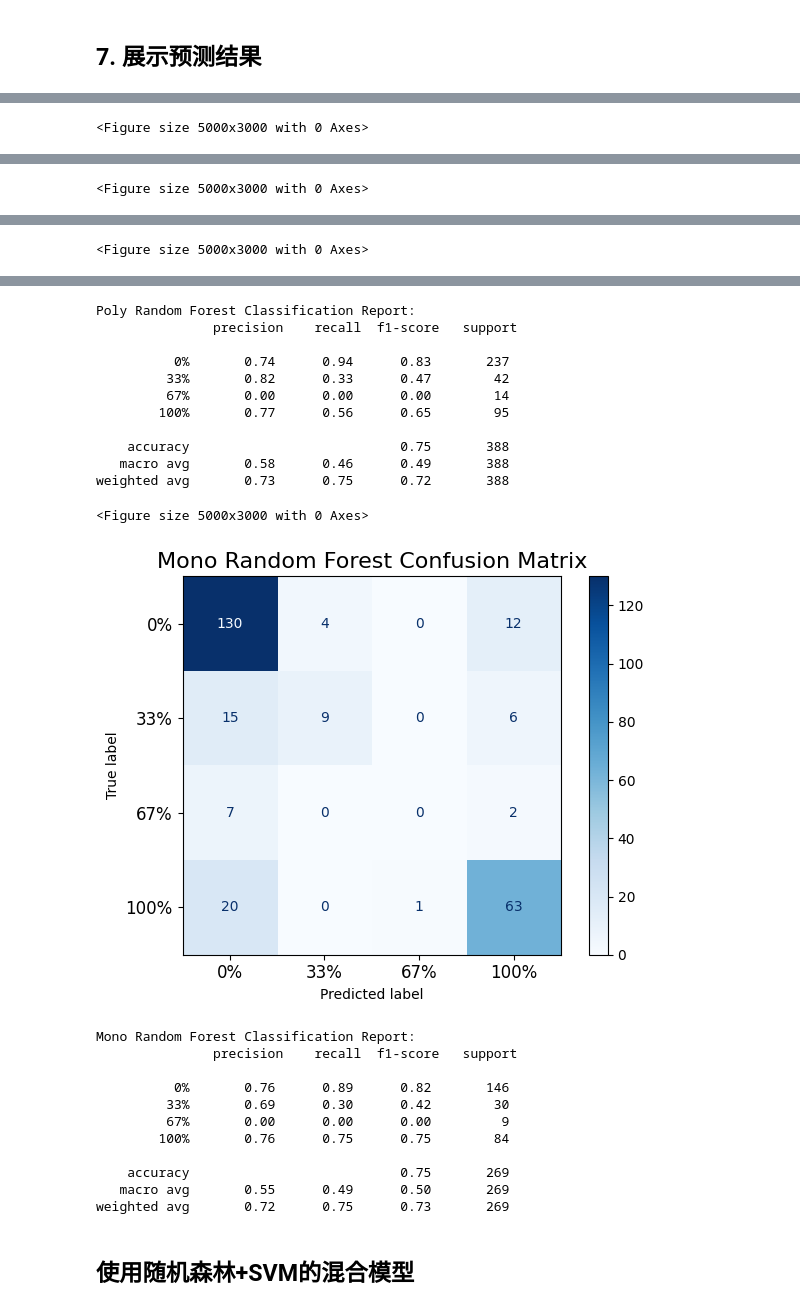
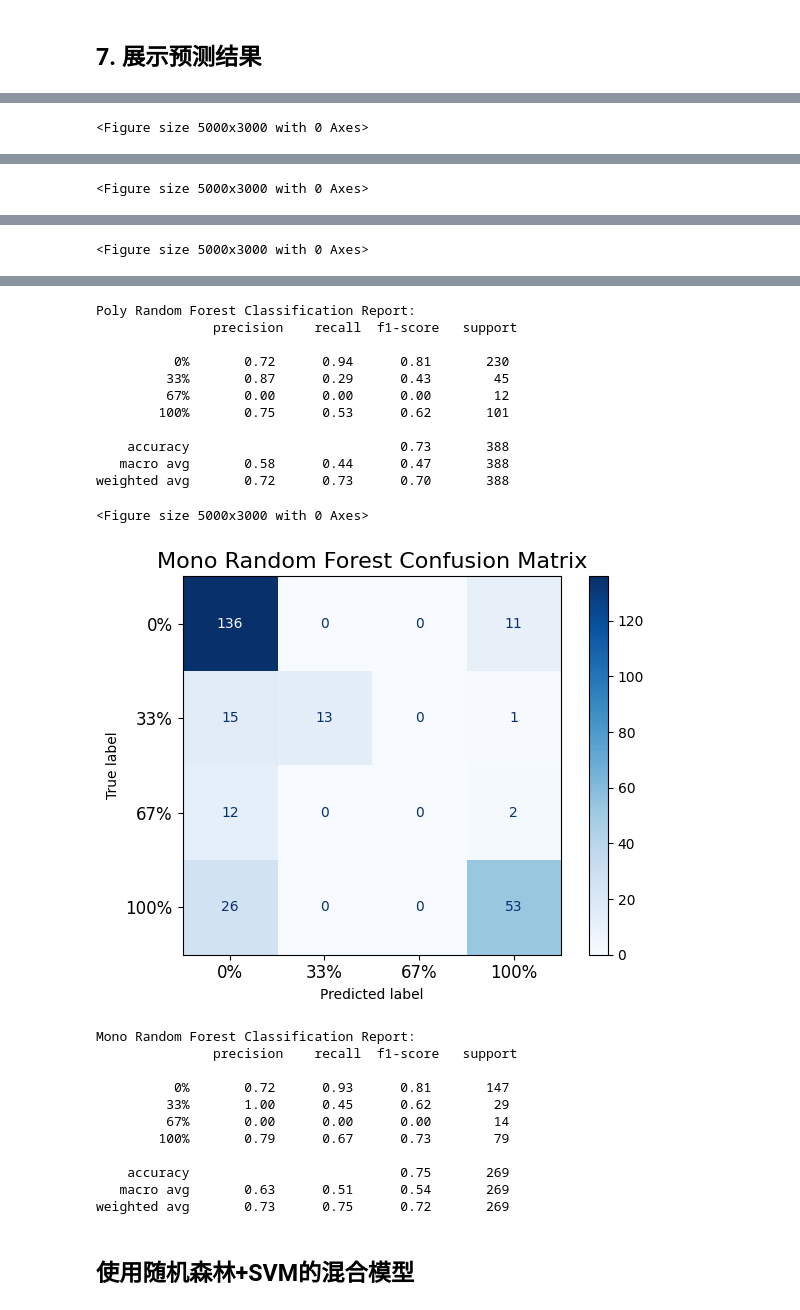
Before and after one commit to thecyberfrank/COMP9517_COMPUTER-VISION, a Jupyter notebook: elpv_ml_100.ipynb, the cells around one changed output, grey strips where cells are left out. Cells and saved outputs as stored; diff of their text form; code cells hidden in the pictures.

```diff
--- a/elpv_ml_100.ipynb
+++ b/elpv_ml_100.ipynb
@@ -263,10 +263,11 @@ labels_prob_poly = labels_prob[types == 'poly']
 features_mono = images_flatten[types == 'mono']
 labels_prob_mono = labels_prob[types == 'mono']
 
-# 使用 train_test_split 分别拆分 'poly' 和 'mono' 数据
-X_train_poly, X_test_poly, y_train_poly, y_test_poly = train_test_split(features_poly, labels_prob_poly, test_size=0.25, random_state=15)
+# 使用 train_test_split 分别拆分 'poly'数据，'mono' 数据
+# 使用 stratify 进行分层抽样
+X_train_poly, X_test_poly, y_train_poly, y_test_poly = train_test_split(features_poly, labels_prob_poly, test_size=0.25, random_state=15, stratify=labels_prob_poly)
 
-X_train_mono, X_test_mono, y_train_mono, y_test_mono = train_test_split(features_mono, labels_prob_mono, test_size=0.25, random_state=15)
+X_train_mono, X_test_mono, y_train_mono, y_test_mono = train_test_split(features_mono, labels_prob_mono, test_size=0.25, random_state=15, stratify=labels_prob_mono)
 # %% [markdown]
 ### PCA降维
 # %%
@@ -375,8 +382,7 @@ def remove_output_scrolling():
 remove_output_scrolling()
 
 
-
-# 计算平均精度和F1分数
+# 计算30次的平均精度和F1分数
 average_accuracy_poly_svm = total_accuracy_poly_svm / num_iterations
 average_f1_score_poly_svm = total_f1_score_poly_svm / num_iterations
 average_accuracy_poly_rf = total_accuracy_poly_rf / num_iterations
@@ -389,11 +395,34 @@ average_f1_score_mono_rf = total_f1_score_mono_rf / num_iterations
 # 打印平均结果和最佳结果
 print("Average and Best Results:")
 print(f"Poly SVM - Avg Accuracy: {average_accuracy_poly_svm}, Best Accuracy: {best_accuracy_poly_svm}, Avg F1 Score: {average_f1_score_poly_svm}, Best F1 Score: {best_f1_score_poly_svm}")
+print(f"Mono SVM - Avg Accuracy: {average_accuracy_mono_svm}, Best Accuracy: {best_accuracy_mono_svm}, Avg F1 Score: {average_f1_score_mono_svm}, Best F1 Score: {best_f1_score_mono_svm}")
+
 print(f"Poly RF - Avg Accuracy: {average_accuracy_poly_rf}, Best Accuracy: {best_accuracy_poly_rf}, Avg F1 Score: {average_f1_score_poly_rf}, Best F1 Score: {best_f1_score_poly_rf}")
-print(f"Mono SVM - Avg Accuracy: {average_accuracy_mono_svm}, Best Accuracy: {best_accuracy_mono_svm}, Avg F1 Score: {average_f1_score_mono_svm}, Best F1 Score: {best_f1_score_mono_svm}")
 print(f"Mono RF - Avg Accuracy: {average_accuracy_mono_rf}, Best Accuracy: {best_accuracy_mono_rf}, Avg F1 Score: {average_f1_score_mono_rf}, Best F1 Score: {best_f1_score_mono_rf}")
 
 
+# 计算整体(Poly+Mono)结果
+n_test_poly = len(X_test_poly)
+n_test_mono = len(X_test_mono)
+# 总样本数量
+total_samples = n_test_poly + n_test_mono
+# 计算加权平均准确率和F1 score
+weighted_acc_poly_svm = (average_accuracy_poly_svm * n_test_poly) / total_samples
+weighted_acc_mono_svm = (average_accuracy_mono_svm * n_test_mono) / total_samples
+total_accuracy_svm = weighted_acc_poly_svm + weighted_acc_mono_svm
+weighted_acc_poly_rf = (average_accuracy_poly_rf * n_test_poly) / total_samples
+weighted_acc_mono_rf = (average_accuracy_mono_rf * n_test_mono) / total_samples
+total_accuracy_rf = weighted_acc_poly_rf + weighted_acc_mono_rf
+
+weighted_f1_poly_svm = (average_f1_score_poly_svm * n_test_poly) / total_samples
+weighted_f1_mono_svm = (average_f1_score_mono_svm * n_test_mono) / total_samples
+total_f1_score_svm = weighted_f1_poly_svm + weighted_f1_mono_svm
+weighted_f1_poly_rf = (average_f1_score_poly_rf * n_test_poly) / total_samples
+weighted_f1_mono_rf = (average_f1_score_mono_rf * n_test_mono) / total_samples
+total_f1_score_rf = weighted_f1_poly_rf + weighted_f1_mono_rf
+
+print(f"SVM - Overall Accuracy: {total_accuracy_svm}, Overall F1 Score: {total_f1_score_svm}")
+print(f"RF - Overall Accuracy: {total_accuracy_rf}, Overall F1 Score: {total_f1_score_rf}")
 
 # 绘制混淆矩阵的函数
 def plot_confusion_matrix(cm, classes, title='Confusion Matrix', figsize=(50, 30), fontsize=12):
@@ -430,7 +459,7 @@ svm_report_poly = classification_report(y_test_poly, svm_predictions_poly, targe
 print("Poly SVM Classification Report:\n", svm_report_poly)
 plot_confusion_matrix(svm_cm_mono, classes=list(label_mapping.values()), title='Mono SVM Confusion Matrix')
 svm_report_mono = classification_report(y_test_mono, svm_predictions_mono, target_names=list(label_mapping.values()), zero_division=0)
-print("Mono SVM Classification Report:\n", svm_report_mono)
+print("Mono SVM Classification Rep  ort:\n", svm_report_mono)
 
 
 plot_confusion_matrix(rf_cm_poly, classes=list(label_mapping.values()), title='Poly Random Forest Confusion Matrix')
@@ -477,27 +508,27 @@ weighted avg       0.66      0.73      0.67       269
 Poly Random Forest Classification Report:
                precision    recall  f1-score   support
 
-          0%       0.74      0.94      0.83       237
-         33%       0.82      0.33      0.47        42
-         67%       0.00      0.00      0.00        14
-        100%       0.77      0.56      0.65        95
+          0%       0.72      0.94      0.81       230
+         33%       0.87      0.29      0.43        45
+         67%       0.00      0.00      0.00        12
+        100%       0.75      0.53      0.62       101
 
-    accuracy                           0.75       388
-   macro avg       0.58      0.46      0.49       388
-weighted avg       0.73      0.75      0.72       388
+    accuracy                           0.73       388
+   macro avg       0.58      0.44      0.47       388
+weighted avg       0.72      0.73      0.70       388
 <Figure size 5000x3000 with 0 Axes>
-[figure, old version]
+[figure, new version]
 Mono Random Forest Classification Report:
                precision    recall  f1-score   support
 
-          0%       0.76      0.89      0.82       146
-         33%       0.69      0.30      0.42        30
-         67%       0.00      0.00      0.00         9
-        100%       0.76      0.75      0.75        84
+          0%       0.72      0.93      0.81       147
+         33%       1.00      0.45      0.62        29
+         67%       0.00      0.00      0.00        14
+        100%       0.79      0.67      0.73        79
 
     accuracy                           0.75       269
-   macro avg       0.55      0.49      0.50       269
-weighted avg       0.72      0.75      0.73       269
+   macro avg       0.63      0.51      0.54       269
+weighted avg       0.73      0.75      0.72       269
 # %% [markdown]
 ## 使用随机森林+SVM的混合模型
 # %%
```
Also changed, not shown: parts of 5 cells of this notebook, 1 other file.
